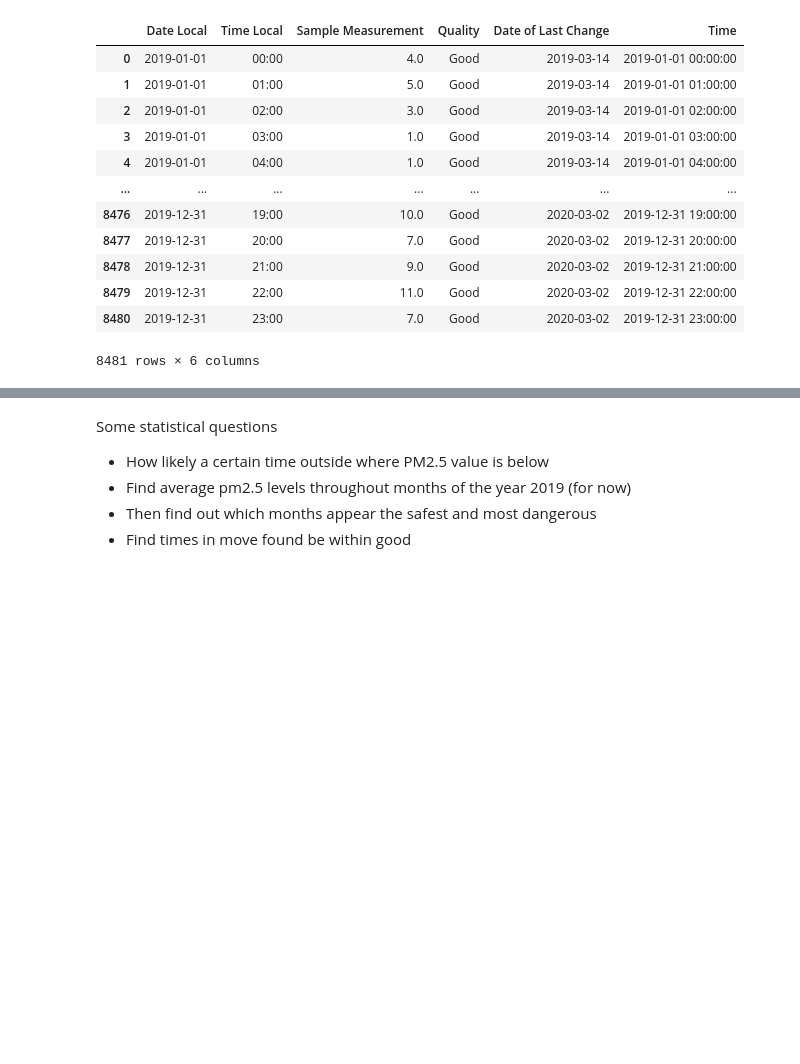
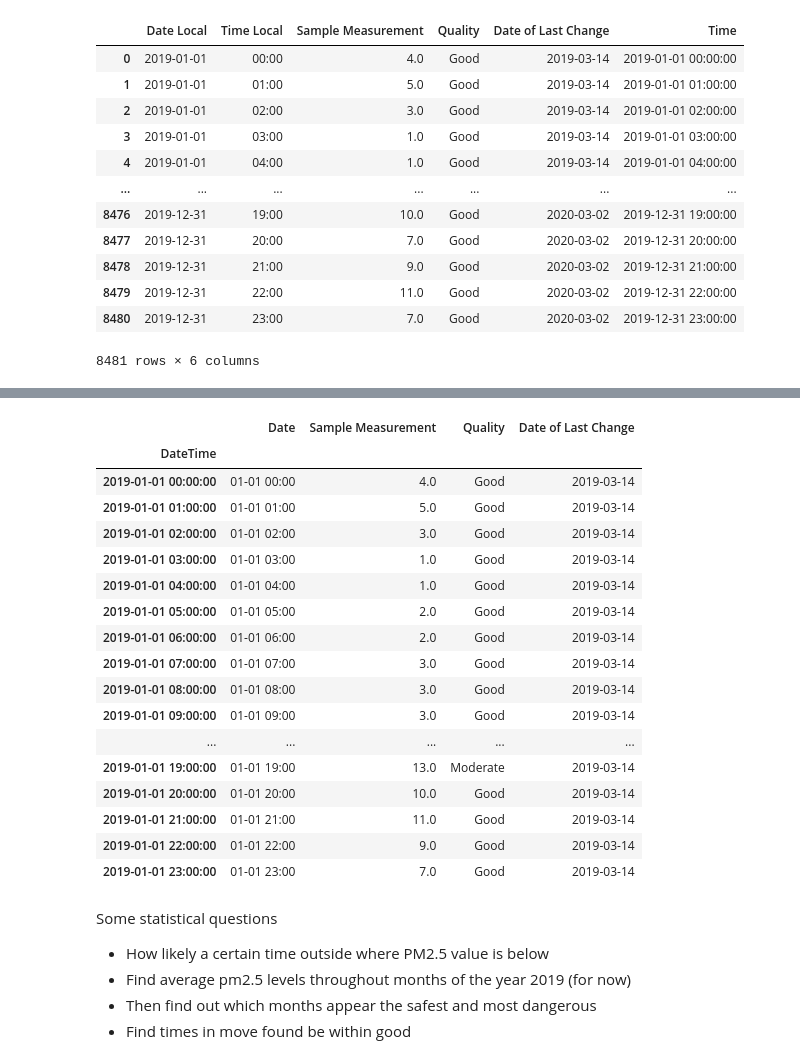
Before and after one commit to willkchan/MA-pollution-EDA, a Jupyter notebook: notebooks/EDA/EDA_0.ipynb, the cells around one changed output, grey strips where cells are left out. Cells and saved outputs as stored; diff of their text form; code cells hidden in the pictures; blank space fills up the shorter version.

```diff
--- a/notebooks/EDA/EDA_0.ipynb
+++ b/notebooks/EDA/EDA_0.ipynb
@@ -194,3 +225,24 @@ plt.axvline(x=12, color='red')
+# %%
+worcester_2019[:24]
+# %% [output]
+|  | Date | Sample Measurement | Quality | Date of Last Change |
+| DateTime |  |  |  |  |
+| 2019-01-01 00:00:00 | 01-01 00:00 | 4.0 | Good | 2019-03-14 |
+| 2019-01-01 01:00:00 | 01-01 01:00 | 5.0 | Good | 2019-03-14 |
+| 2019-01-01 02:00:00 | 01-01 02:00 | 3.0 | Good | 2019-03-14 |
+| 2019-01-01 03:00:00 | 01-01 03:00 | 1.0 | Good | 2019-03-14 |
+| 2019-01-01 04:00:00 | 01-01 04:00 | 1.0 | Good | 2019-03-14 |
+| 2019-01-01 05:00:00 | 01-01 05:00 | 2.0 | Good | 2019-03-14 |
+| 2019-01-01 06:00:00 | 01-01 06:00 | 2.0 | Good | 2019-03-14 |
+| 2019-01-01 07:00:00 | 01-01 07:00 | 3.0 | Good | 2019-03-14 |
+| 2019-01-01 08:00:00 | 01-01 08:00 | 3.0 | Good | 2019-03-14 |
+| 2019-01-01 09:00:00 | 01-01 09:00 | 3.0 | Good | 2019-03-14 |
+| ... | ... | ... | ... | ... |
+| 2019-01-01 19:00:00 | 01-01 19:00 | 13.0 | Moderate | 2019-03-14 |
+| 2019-01-01 20:00:00 | 01-01 20:00 | 10.0 | Good | 2019-03-14 |
+| 2019-01-01 21:00:00 | 01-01 21:00 | 11.0 | Good | 2019-03-14 |
+| 2019-01-01 22:00:00 | 01-01 22:00 | 9.0 | Good | 2019-03-14 |
+| 2019-01-01 23:00:00 | 01-01 23:00 | 7.0 | Good | 2019-03-14 |
 # %% [markdown]
 Some statistical questions
 * How likely a certain time outside where PM2.5 value is below
```
Also changed, not shown: parts of 4 cells of this notebook.
